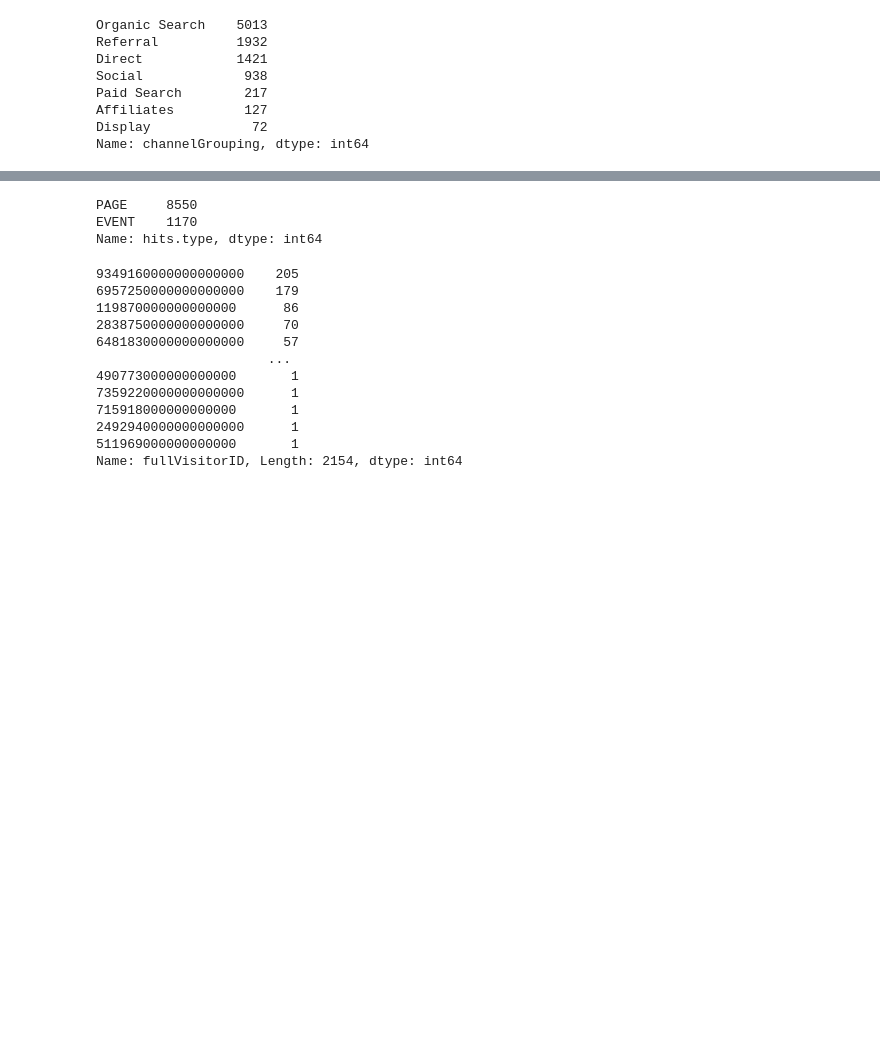
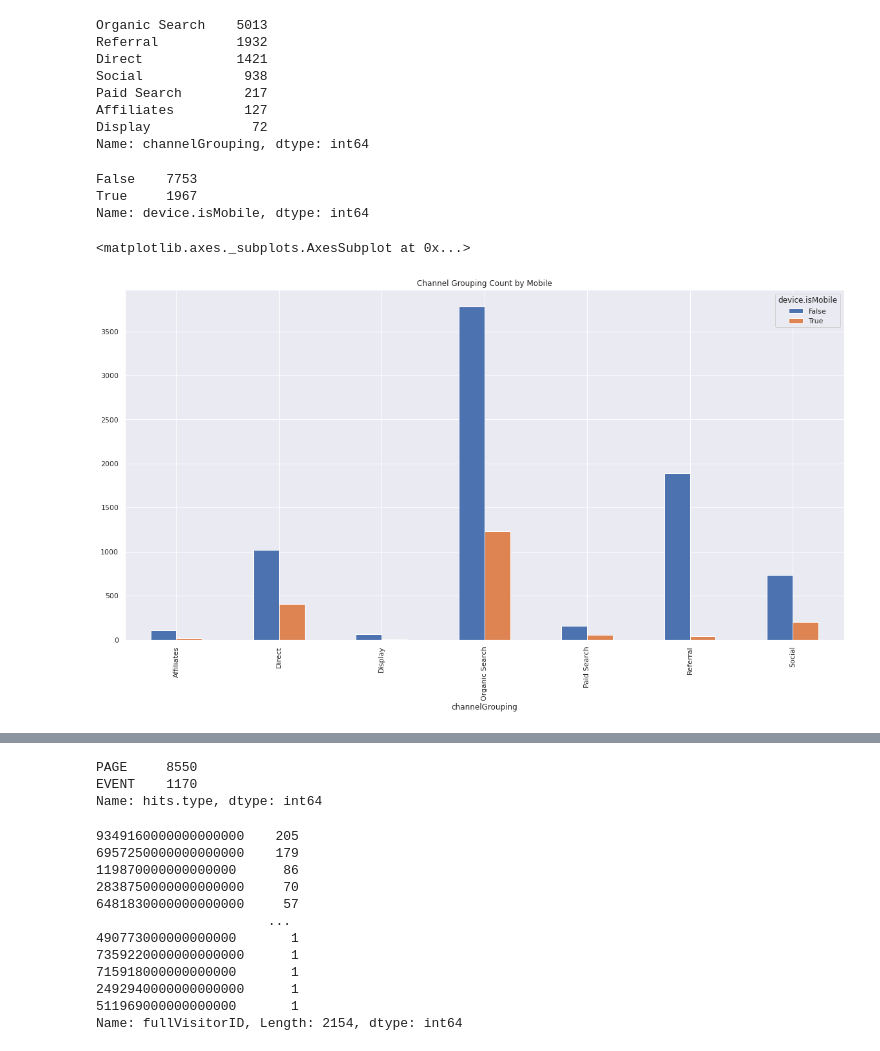
Before and after one commit to cmannnn/workhuman_data_analytic_canidate_exercise, a Jupyter notebook: workhuman_data_analytic_canidate_exercise.ipynb, the cells around one changed output, grey strips where cells are left out. Drawn from its saved outputs; the diff is of its cells as text; code cells hidden in the pictures; blank space fills up the shorter version.

```diff
--- a/workhuman_data_analytic_canidate_exercise.ipynb
+++ b/workhuman_data_analytic_canidate_exercise.ipynb
@@ -151,3 +139,17 @@ Paid Search        217
 Affiliates         127
 Display             72
 Name: channelGrouping, dtype: int64
+# %%
+df['device.isMobile'].value_counts()
+# %% [output]
+False    7753
+True     1967
+Name: device.isMobile, dtype: int64
+# %%
+mobile_group = df.groupby(['channelGrouping', 'device.isMobile'])
+#print(mobile_group)
+mobile_group_count = mobile_group['channelGrouping'].count()
+mobile_group_count.unstack().plot.bar(figsize = (20, 10), title = 'Channel Grouping Count by Mobile')
+# %% [output]
+<matplotlib.axes._subplots.AxesSubplot at 0x...>
+[figure, added]
```
Also changed, not shown: parts of 9 cells of this notebook.
